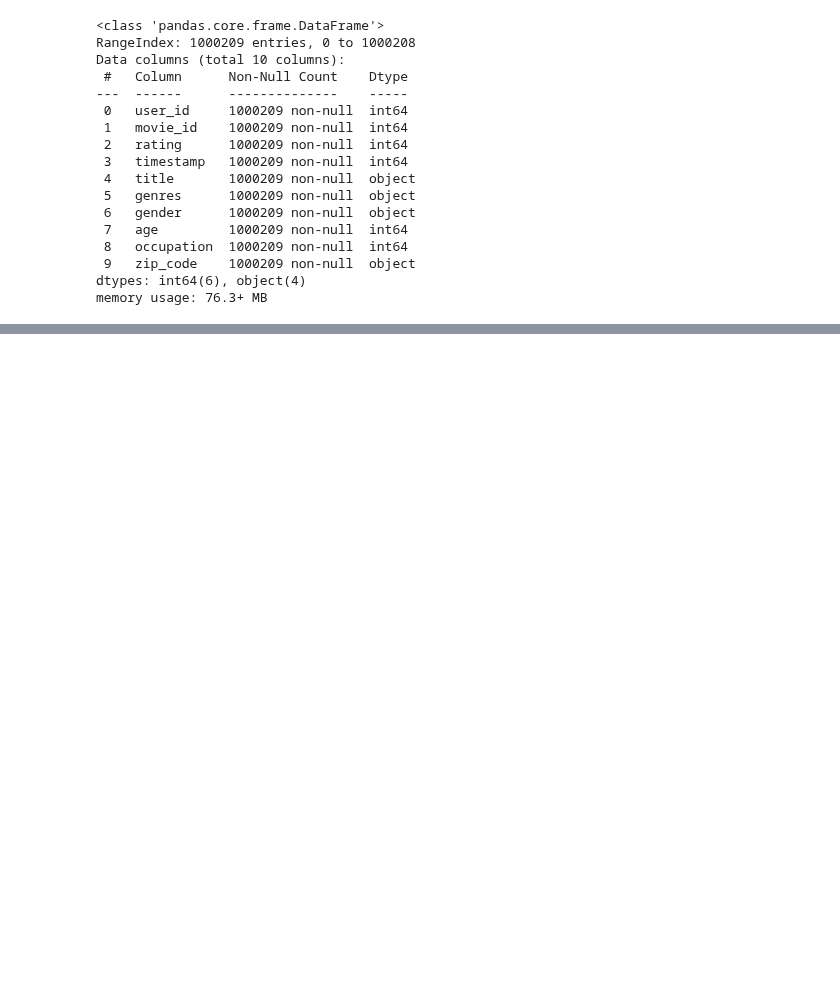
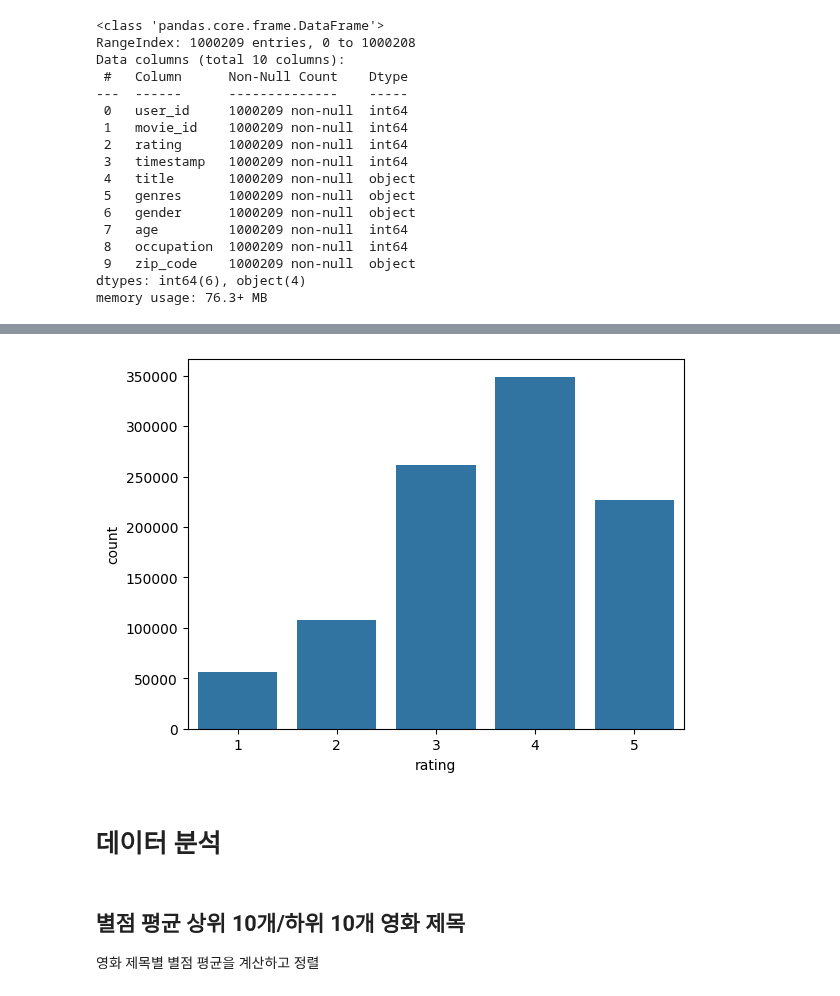
Before and after one commit to JakeOh/202511_BD53, a Jupyter notebook: lab_python/da14_movielens.ipynb, the cells around one changed output, grey strips where cells are left out. Drawn from its saved outputs; the diff is of its cells as text; code cells hidden in the pictures; blank space fills up the shorter version.

```diff
--- a/lab_python/da14_movielens.ipynb
+++ b/lab_python/da14_movielens.ipynb
@@ -190,0 +276,11 @@ memory usage: 76.3+ MB
+# %%
+sns.countplot(data=df, x='rating')
+plt.show()
+# %% [output]
+[figure, added]
+# %% [markdown]
+# 데이터 분석
+# %% [markdown]
+##  별점 평균 상위 10개/하위 10개 영화 제목
+
+영화 제목별 별점 평균을 계산하고 정렬
```
Also changed, not shown: parts of 12 cells of this notebook.
